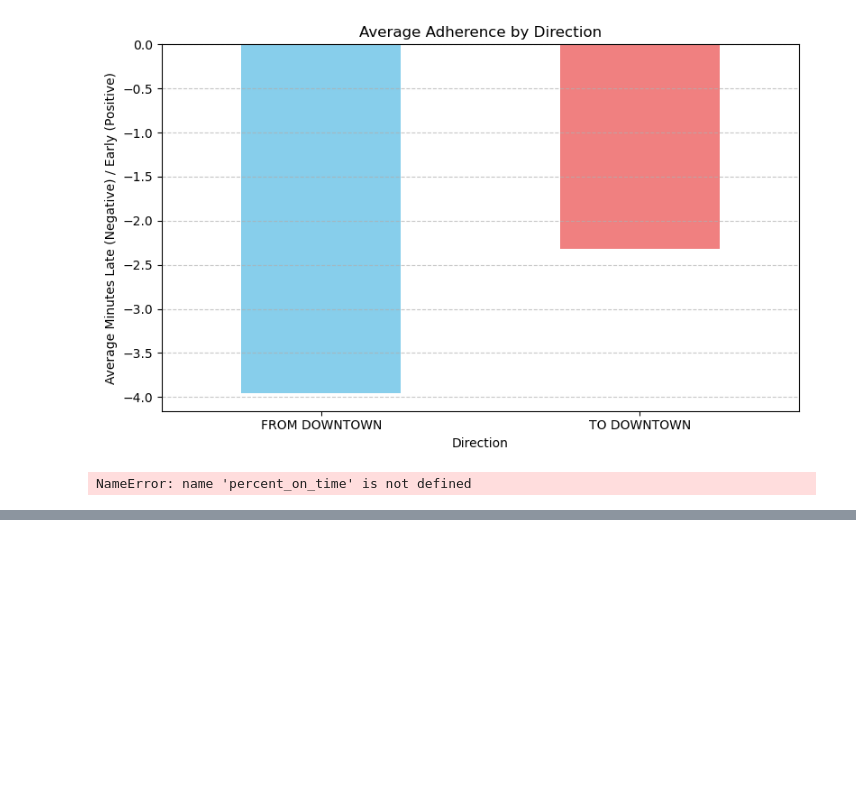
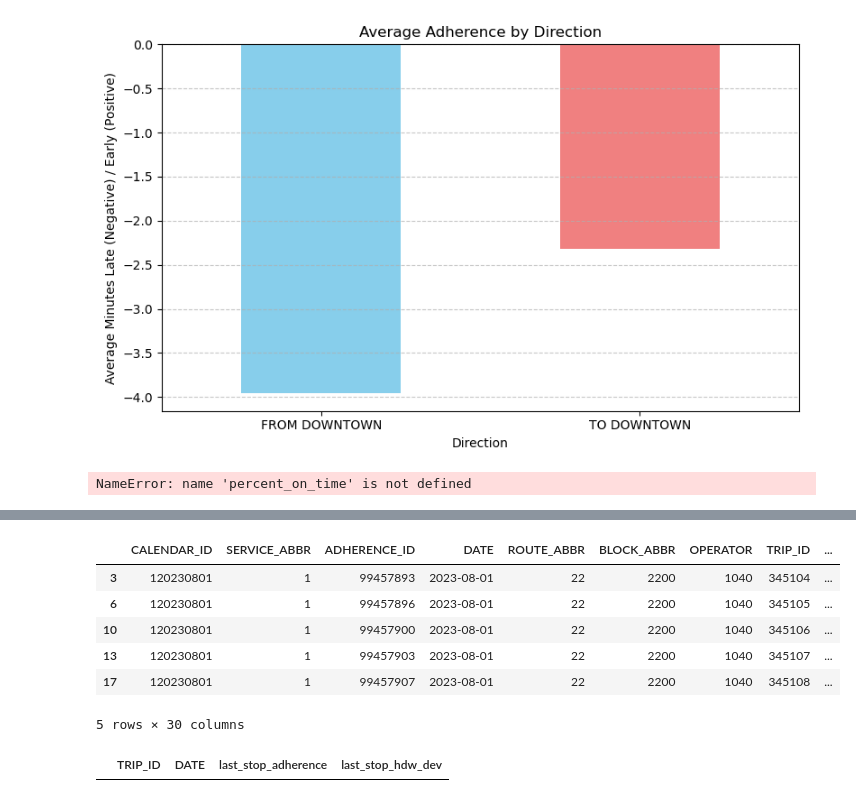
Before and after one commit to NewForce-Cohort-10-Data/wego-git-in-the-room-where-it-happens, a Jupyter notebook: notebooks/WeGo Data Introduction.ipynb, the cells around one changed output, grey strips where cells are left out. Saved outputs shown, nothing was run; the diff lists cells and outputs as text; code cells hidden in the pictures; blank space fills up the shorter version.

```diff
--- a/notebooks/WeGo Data Introduction.ipynb
+++ b/notebooks/WeGo Data Introduction.ipynb
@@ -266,0 +339,10 @@ NameError: name 'percent_on_time' is not defined
+# %%
+last_stops.head()
+# %% [output]
+|  | CALENDAR_ID | SERVICE_ABBR | ADHERENCE_ID | DATE | ROUTE_ABBR | BLOCK_ABBR | OPERATOR | TRIP_ID | ... |
+| 3 | 120230801 | 1 | 99457893 | 2023-08-01 | 22 | 2200 | 1040 | 345104 | ... |
+| 6 | 120230801 | 1 | 99457896 | 2023-08-01 | 22 | 2200 | 1040 | 345105 | ... |
+| 10 | 120230801 | 1 | 99457900 | 2023-08-01 | 22 | 2200 | 1040 | 345106 | ... |
+| 13 | 120230801 | 1 | 99457903 | 2023-08-01 | 22 | 2200 | 1040 | 345107 | ... |
+| 17 | 120230801 | 1 | 99457907 | 2023-08-01 | 22 | 2200 | 1040 | 345108 | ... |
+5 rows × 30 columns
@@ -266,0 +357,4 @@ NameError: name 'percent_on_time' is not defined
+# %%
+last_stops_agg.head()
+# %% [output]
+|  | TRIP_ID | DATE | last_stop_adherence | last_stop_hdw_dev |
```
Also changed, not shown: parts of 10 cells of this notebook.
